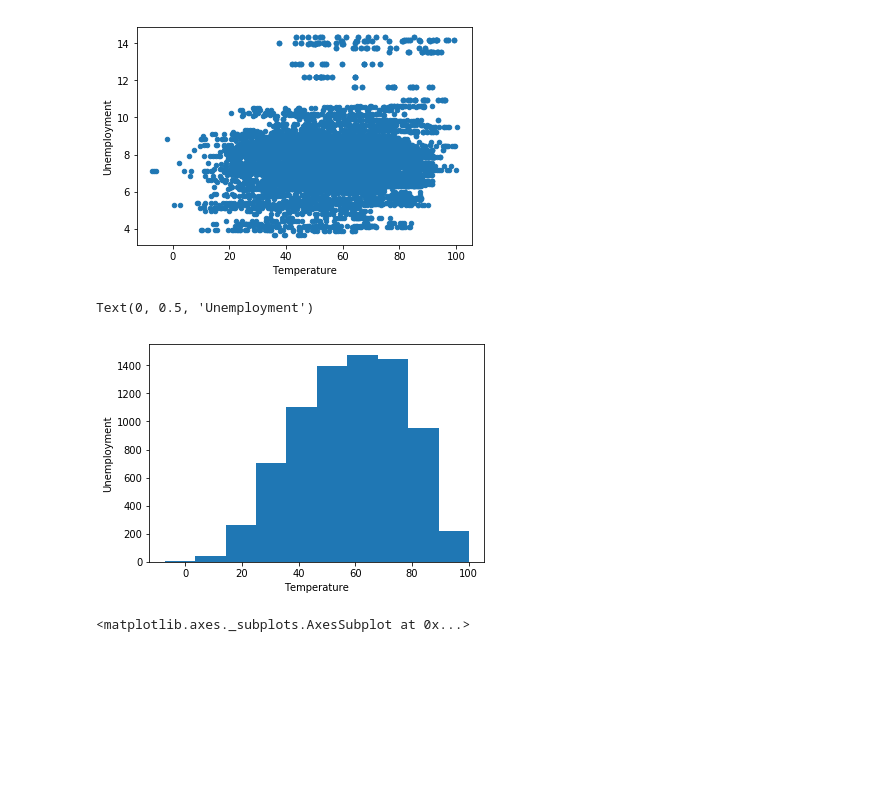
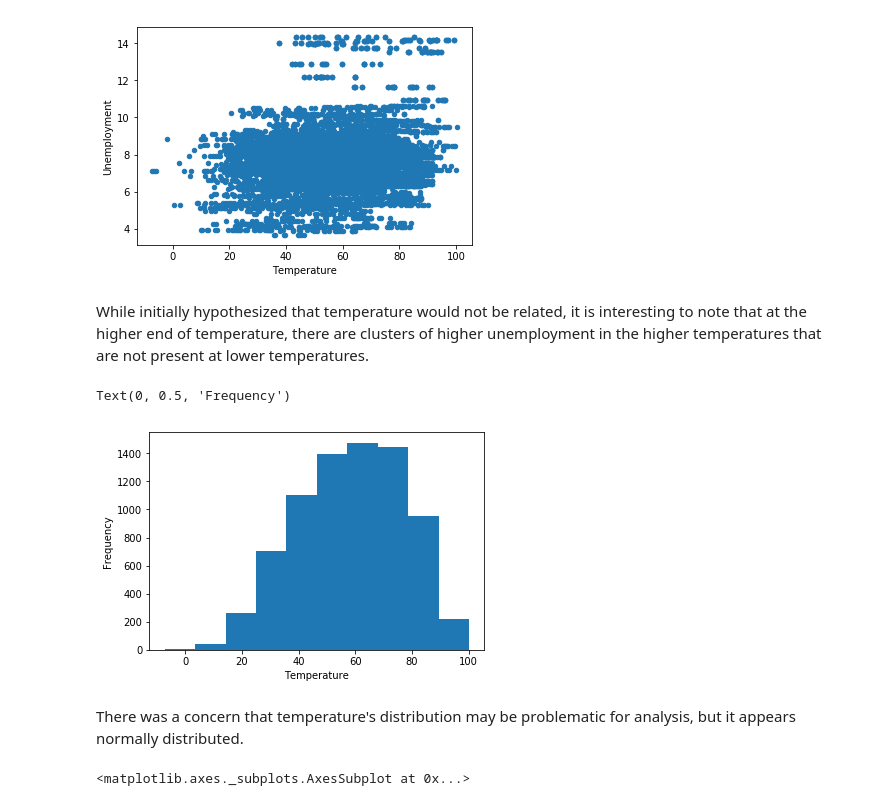
Before and after one commit to dkovelie/COGS-108-project-fun, a Jupyter notebook: FinalProject.ipynb, the cells around one changed output. Cells and saved outputs as stored; diff of their text form; code cells hidden in the pictures; blank space fills up the shorter version.

```diff
--- a/FinalProject.ipynb
+++ b/FinalProject.ipynb
@@ -164,13 +172,17 @@ features.plot.scatter(x='Temperature', y='Unemployment')
 # %% [output]
 <matplotlib.axes._subplots.AxesSubplot at 0x...>
 [figure]
+# %% [markdown]
+While initially hypothesized that temperature would not be related, it is interesting to note that at the higher end of temperature, there are clusters of higher unemployment in the higher temperatures that are not present at lower temperatures.
 # %%
 features['Temperature'].plot.hist()
 mplot.pyplot.xlabel('Temperature')
-mplot.pyplot.ylabel('Unemployment')
+mplot.pyplot.ylabel('Frequency')
 # %% [output]
-Text(0, 0.5, 'Unemployment')
+Text(0, 0.5, 'Frequency')
-[figure, old version]
+[figure, new version]
+# %% [markdown]
+There was a concern that temperature's distribution may be problematic for analysis, but it appears normally distributed.
 # %%
 features.plot.scatter(x='CPI', y='Unemployment')
 # %% [output]
```
Also changed, not shown: parts of 13 cells of this notebook.
